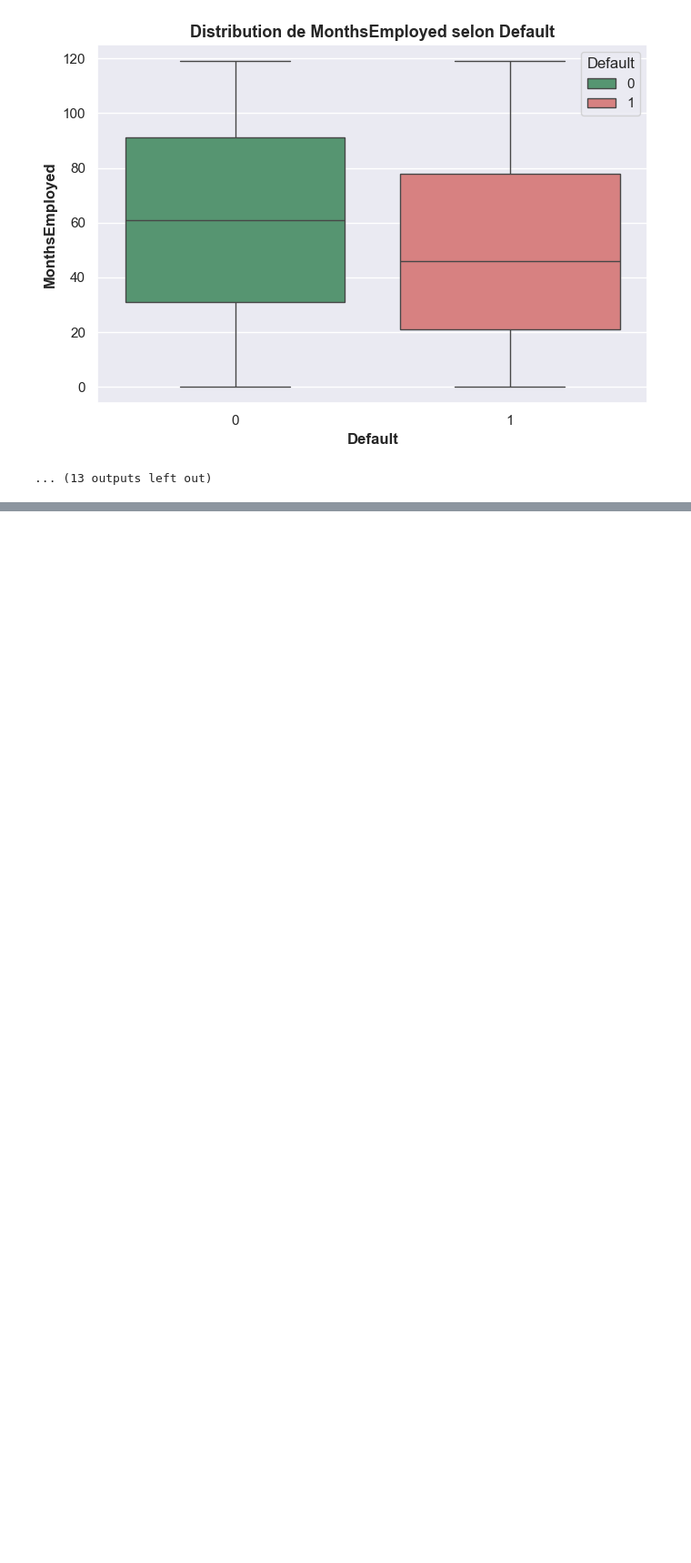
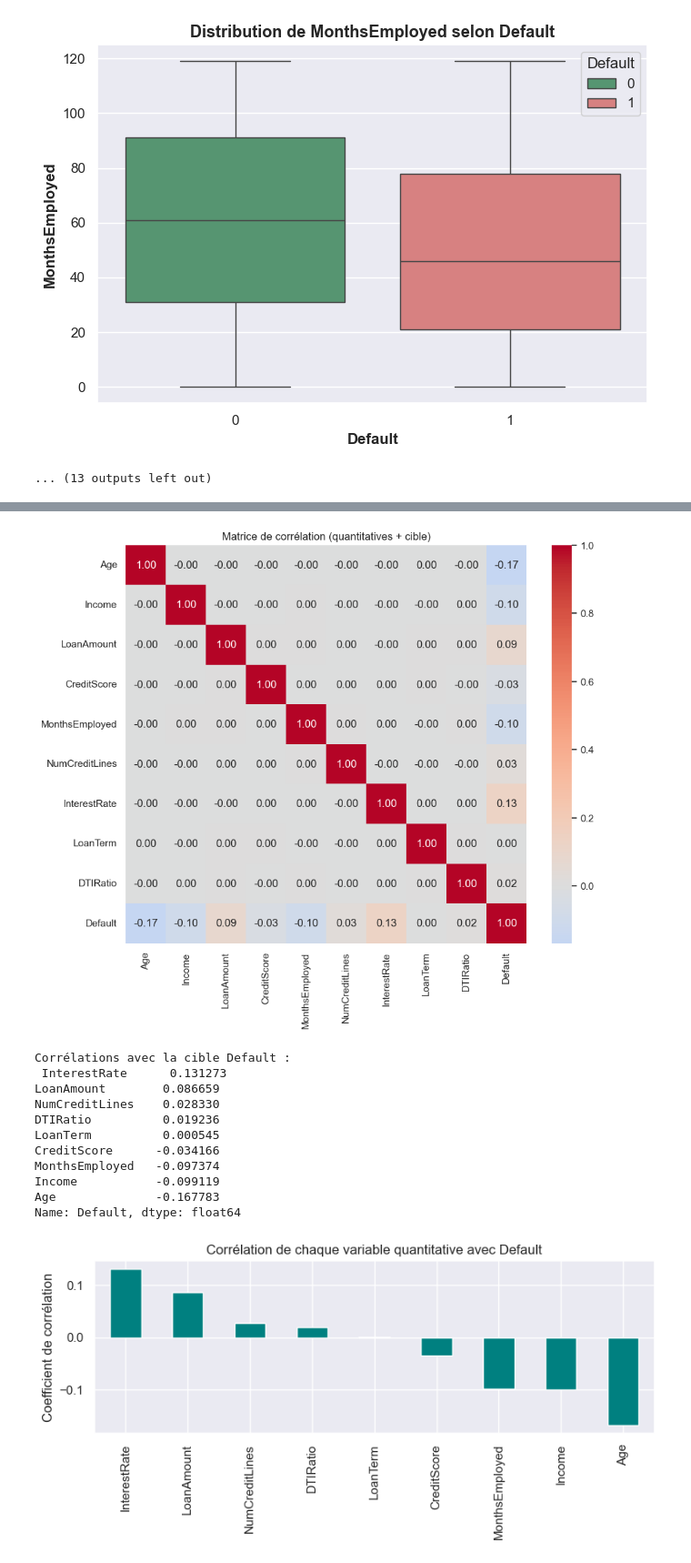
Before and after one commit to Patricia-Koto/sda_ML, a Jupyter notebook: script.ipynb, the cells around one changed output, grey strips where cells are left out. Shown at 91% size. Saved outputs shown, nothing was run; the diff lists cells and outputs as text; code cells hidden in the pictures; blank space fills up the shorter version.

```diff
--- a/script.ipynb
+++ b/script.ipynb
@@ -211,0 +246,33 @@ for col in quant_vars:
+# %%
+# 🔹 1. Heatmap des corrélations entre variables quantitatives
+plt.figure(figsize=(10,8))
+sns.heatmap(df[quant_vars + [target]].corr(numeric_only=True),
+            annot=True, fmt=".2f", cmap="coolwarm", center=0)
+plt.title("Matrice de corrélation (quantitatives + cible)")
+plt.show()
+
+# 🔹 2. Corrélation avec la cible uniquement (Pearson)
+corr_target = df[quant_vars + [target]].corr(numeric_only=True)[target].drop(target).sort_values(ascending=False)
+print("Corrélations avec la cible Default :\n", corr_target)
+
+# 🔹 3. Visualisation barplot
+plt.figure(figsize=(8,4))
+corr_target.plot(kind="bar", color="teal")
+plt.title("Corrélation de chaque variable quantitative avec Default")
+plt.ylabel("Coefficient de corrélation")
+plt.tight_layout()
+plt.show()
+# %% [output]
+[figure, added]
+Corrélations avec la cible Default :
+ InterestRate      0.131273
+LoanAmount        0.086659
+NumCreditLines    0.028330
+DTIRatio          0.019236
+LoanTerm          0.000545
+CreditScore      -0.034166
+MonthsEmployed   -0.097374
+Income           -0.099119
+Age              -0.167783
+Name: Default, dtype: float64
+[figure, added]
```
Also changed, not shown: parts of 20 cells of this notebook.
